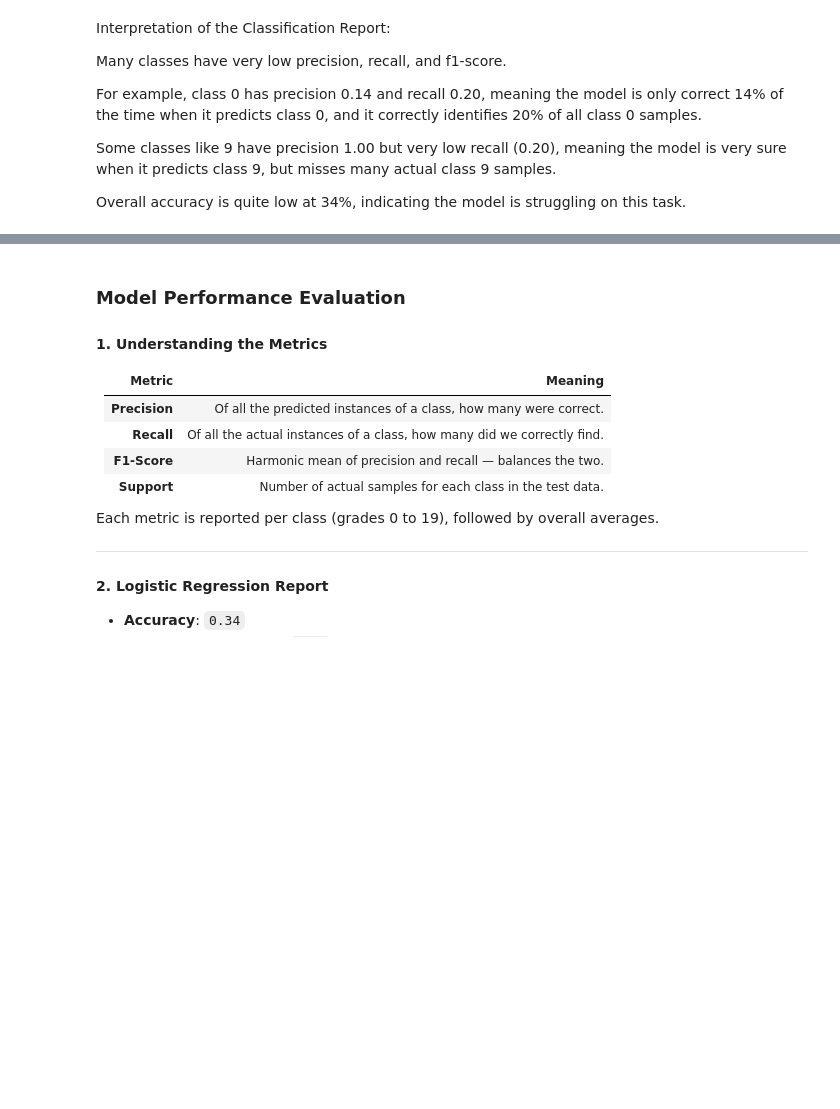
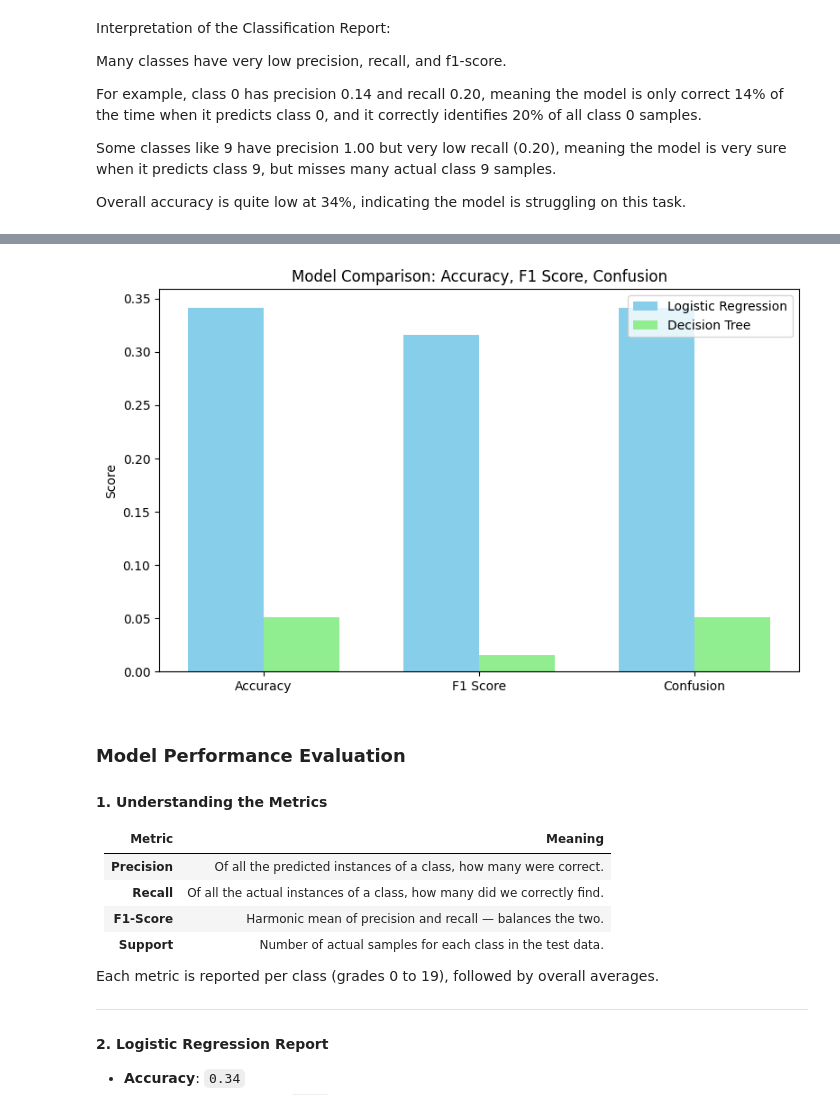
Before and after one commit to sukhmani/ProjectDS510student, a Jupyter notebook: project.ipynb, the cells around one changed output, grey strips where cells are left out. Cells and saved outputs as stored; diff of their text form; code cells hidden in the pictures; blank space fills up the shorter version.

```diff
--- a/project.ipynb
+++ b/project.ipynb
@@ -694,3 +696,35 @@ weighted avg       0.39      0.38      0.37        79
+# %%
+import numpy as np
+
+import matplotlib.pyplot as plt
+
+# Metrics from previous cells
+metrics = ['Accuracy', 'F1 Score', 'Confusion']
+logistic_values = [
+    accuracy_score(y_test, y_pred_log),
+    f1_score(y_test, y_pred_log, average='weighted'),
+    np.trace(confusion_matrix(y_test, y_pred_log)) / np.sum(confusion_matrix(y_test, y_pred_log))  # normalized correct predictions
+]
+tree_values = [
+    accuracy_score(y_test, y_pred_tree),
+    f1_score(y_test, y_pred_tree, average='weighted'),
+    np.trace(confusion_matrix(y_test, y_pred_tree)) / np.sum(confusion_matrix(y_test, y_pred_tree))
+]
+
+x = np.arange(len(metrics))
+width = 0.35
+
+plt.figure(figsize=(8, 5))
+plt.bar(x - width/2, logistic_values, width, label='Logistic Regression', color='skyblue')
+plt.bar(x + width/2, tree_values, width, label='Decision Tree', color='lightgreen')
+plt.xticks(x, metrics)
+plt.ylabel('Score')
+plt.title('Model Comparison: Accuracy, F1 Score, Confusion')
+plt.legend()
+plt.tight_layout()
+plt.show()
+# %% [output]
+[figure, added]
 # %% [markdown]
 ### Model Performance Evaluation
 
```
Also changed, not shown: parts of 7 cells of this notebook.
